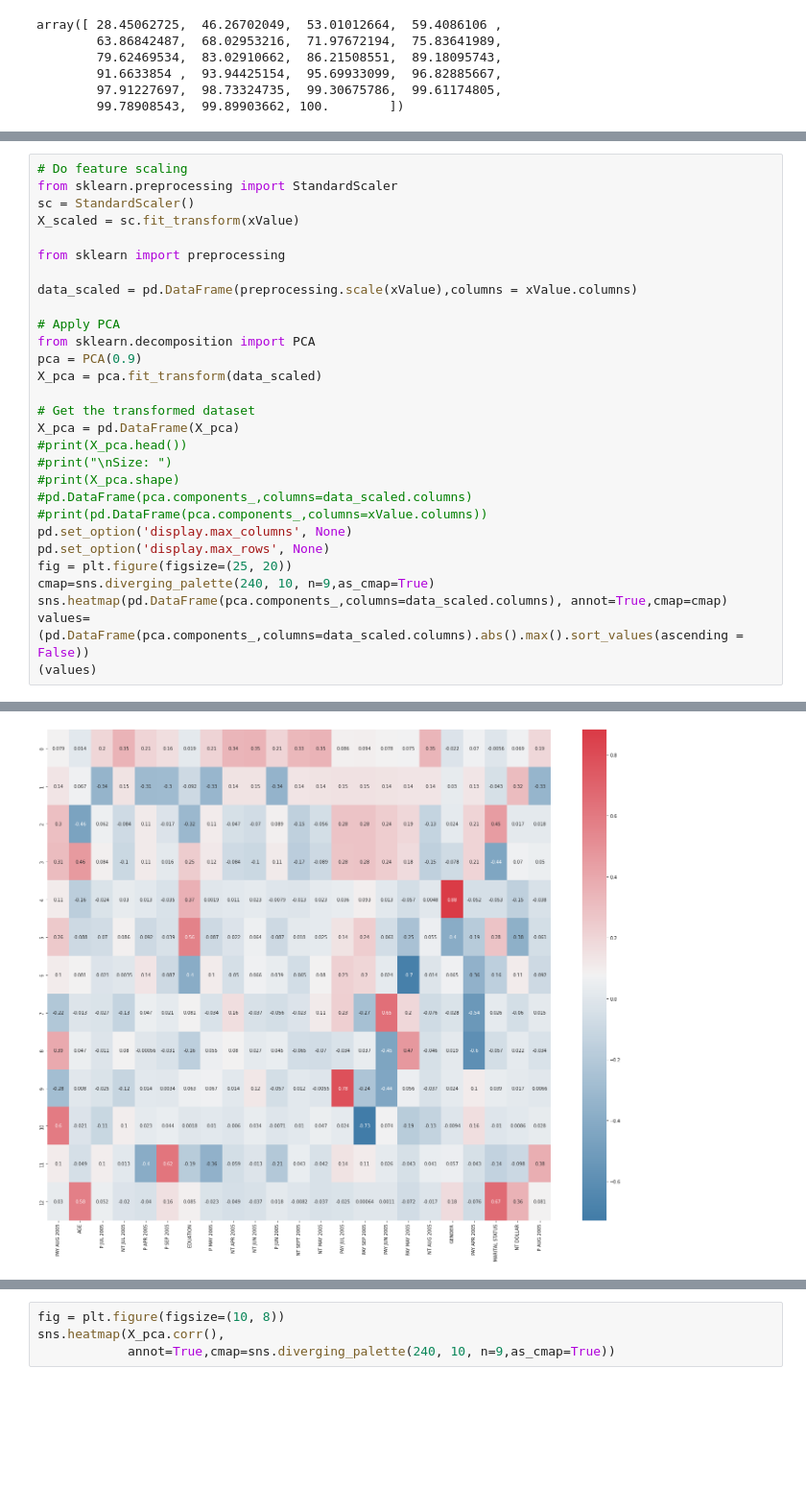
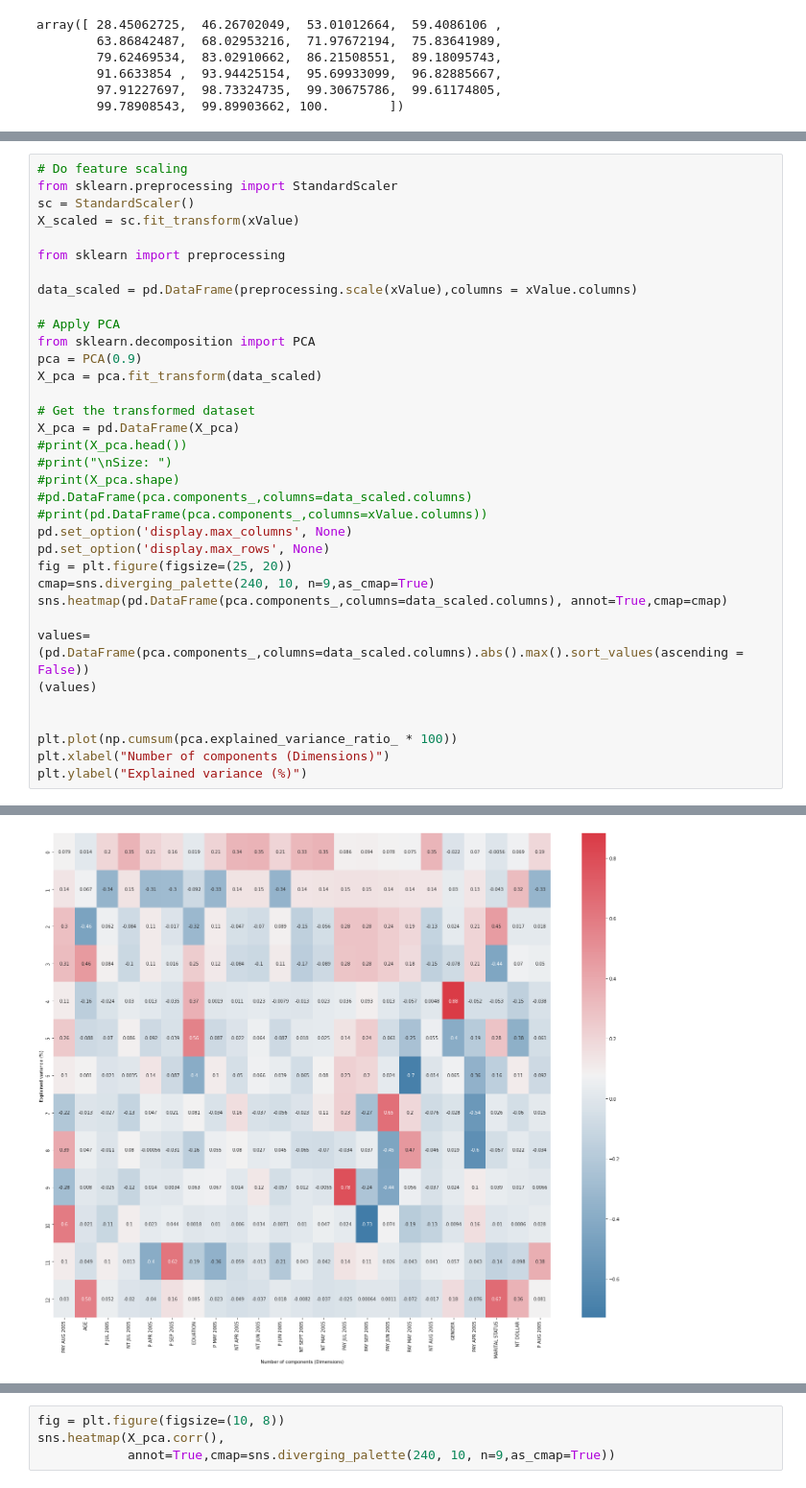
Before and after one commit to PosgradoMNA/actividades-del-projecto-team-64, a Jupyter notebook: TAREA_SEMANA_4.ipynb, the cells around one changed output, grey strips where cells are left out. Shown: that part at 96% size. Cells and saved outputs as stored; diff of their text form; blank space fills up the shorter version.

```diff
--- a/TAREA_SEMANA_4.ipynb
+++ b/TAREA_SEMANA_4.ipynb
@@ -273,6 +316,12 @@ pd.set_option('display.max_rows', None)
 fig = plt.figure(figsize=(25, 20))
 cmap=sns.diverging_palette(240, 10, n=9,as_cmap=True)
 sns.heatmap(pd.DataFrame(pca.components_,columns=data_scaled.columns), annot=True,cmap=cmap)
+
 values=(pd.DataFrame(pca.components_,columns=data_scaled.columns).abs().max().sort_values(ascending = False))
 (values)
+
+
+plt.plot(np.cumsum(pca.explained_variance_ratio_ * 100))
+plt.xlabel("Number of components (Dimensions)")
+plt.ylabel("Explained variance (%)")
 # %% [output]
@@ -296 +329 @@ dtype: float64
-[figure, old version]
+[figure, new version]
```
Also changed, not shown: parts of 19 cells of this notebook.
